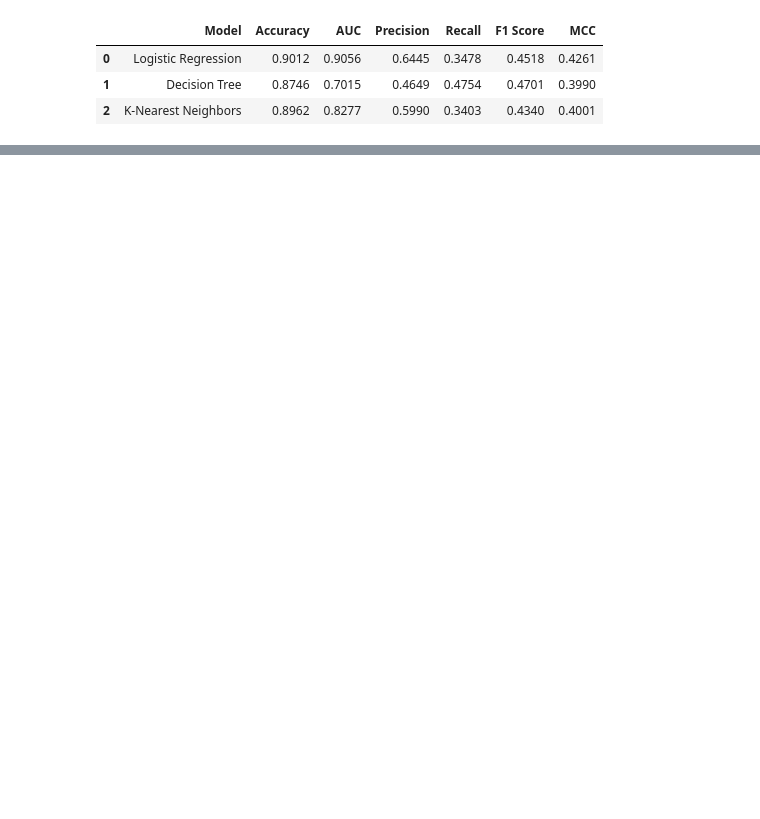
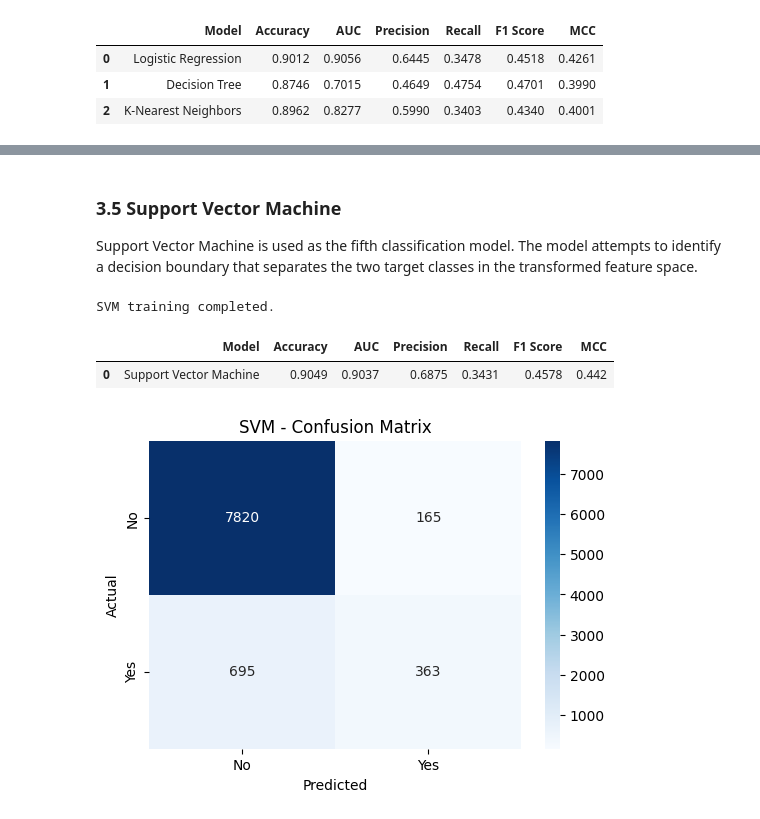
Before and after one commit to SureshN-2026aj05768/ML-Assignment-2-Bank-Marketing, a Jupyter notebook: ML_Assignment2.ipynb, the cells around one changed output, grey strips where cells are left out. Drawn from its saved outputs; the diff is of its cells as text; code cells hidden in the pictures; blank space fills up the shorter version.

```diff
--- a/ML_Assignment2.ipynb
+++ b/ML_Assignment2.ipynb
@@ -519,0 +642,6 @@ initial_model_results.round(4)
+# %% [markdown]
+### 3.5 Support Vector Machine
+
+Support Vector Machine is used as the fifth classification model.
+The model attempts to identify a decision boundary that separates
+the two target classes in the transformed feature space.
@@ -519,0 +662,40 @@ initial_model_results.round(4)
+# %%
+svm_pipeline.fit(X_train, y_train)
+
+print("SVM training completed.")
+# %% [output]
+SVM training completed.
+# %%
+## Evaluating the SVM Model
+svm_results, svm_pred = evaluate_model(
+    "Support Vector Machine",
+    svm_pipeline,
+    X_test,
+    y_test
+)
+
+pd.DataFrame([svm_results]).round(4)
+# %% [output]
+|  | Model | Accuracy | AUC | Precision | Recall | F1 Score | MCC |
+| 0 | Support Vector Machine | 0.9049 | 0.9037 | 0.6875 | 0.3431 | 0.4578 | 0.442 |
+# %%
+## Confusion matrix -SVM
+cm = confusion_matrix(y_test, svm_pred)
+
+plt.figure(figsize=(6, 4))
+
+sns.heatmap(
+    cm,
+    annot=True,
+    fmt="d",
+    cmap="Blues",
+    xticklabels=["No", "Yes"],
+    yticklabels=["No", "Yes"]
+)
+
+plt.title("SVM - Confusion Matrix")
+plt.xlabel("Predicted")
+plt.ylabel("Actual")
+plt.show()
+# %% [output]
+[figure, added]
```
Also changed, not shown: parts of 9 cells of this notebook.
